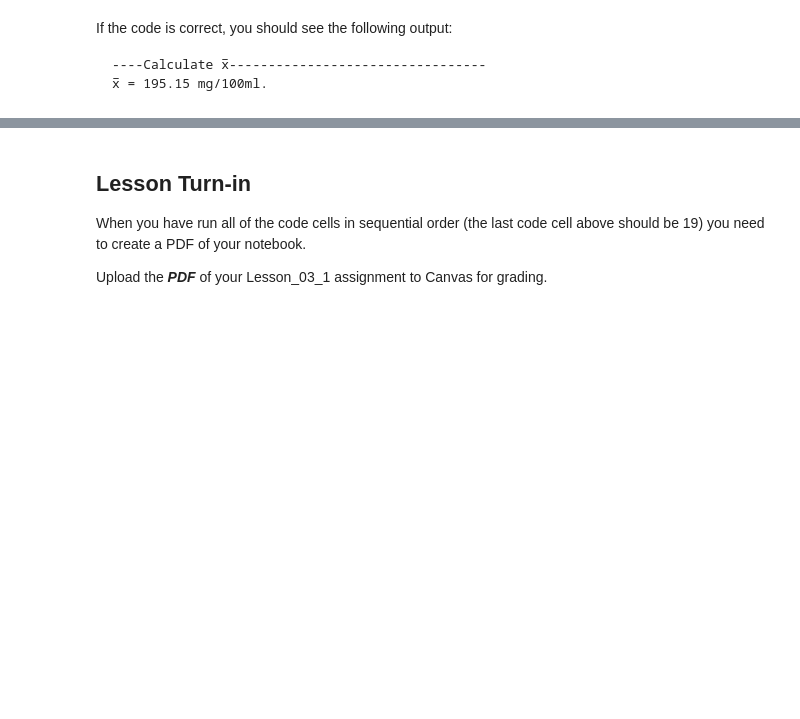
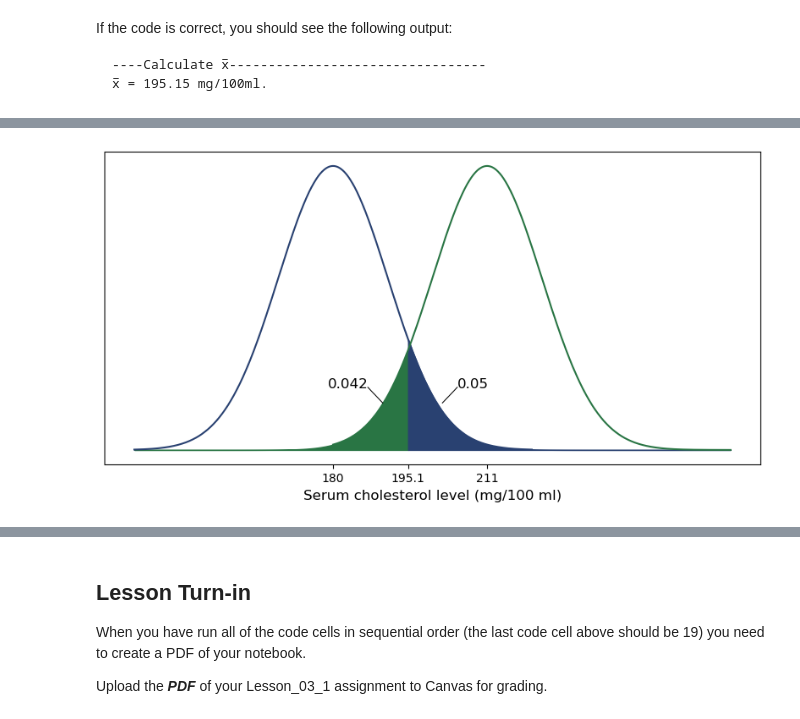
Before and after one commit to DavidSenseman/BIO5853, a Jupyter notebook: Lesson_03_2.ipynb, the cells around one changed output, grey strips where cells are left out. Cells and saved outputs as stored; diff of their text form; code cells hidden in the pictures; blank space fills up the shorter version.

```diff
--- a/Lesson_03_2.ipynb
+++ b/Lesson_03_2.ipynb
@@ -1023,0 +1269,78 @@ print(f"   {n}            X\u0305 \u00B1{(CI):.3f}σ               {(length/sigm
+# %%
+# Example 6: Dual Plot Distribution of Means of Samples
+
+import matplotlib.pyplot as plt
+import numpy as np
+from scipy.stats import norm      # normal distribution
+
+# Define parameters for the normal distribution
+mu_1 = 180        # mean
+mu_2 = 211
+sd = 11          # standard deviation
+
+# Define limits of the area to be colored
+low_val_1 = 195.1
+high_val_1 = 260
+
+low_val_2 = 140
+high_val_2 = 195.1
+
+# Define chart color
+color_1 = '#294171'  # dark blue
+color_2 = '#297544'  # dark green
+
+# Generate x-values between 140 and 220 with .01 steps.
+x_dat_1 = np.arange(140, 220, 0.01)
+x_dat_2 = np.arange(180, 260, 0.01)
+
+# Compute y-value for each x-value
+y_dat_1 = norm.pdf(x_dat_1, mu_1, sd)
+y_dat_2 = norm.pdf(x_dat_2, mu_2, sd)
+
+# Create plot environment
+fig, ax = plt.subplots()
+fig.set_figwidth(10)  # Width is 12 inches
+
+# Plot normal distribution
+ax.plot(x_dat_1, y_dat_1, color_1)
+ax.plot(x_dat_2, y_dat_2, color_2)
+
+# Label plot
+plt.xlabel('Serum cholesterol level (mg/100 ml)', fontsize='12')   # X-axis
+plt.ylabel('', fontsize='12')   # Y-axis
+
+# Fill the left area under the curve between lower and upper limits
+shade_x = np.linspace(low_val_2, high_val_2, 100)  # set x area
+shade_y = norm.pdf(shade_x, mu_2, sd)            # set y area
+plt.fill_between(shade_x, shade_y, color=color_2, alpha=1.0)  # fill areas
+
+# Fill the right area under the curve between lower and upper limits
+shade_x = np.linspace(low_val_1, high_val_1, 100)  # set x area
+shade_y = norm.pdf(shade_x, mu_1, sd)            # set y area
+plt.fill_between(shade_x, shade_y, color=color_1, alpha=1.0)  # fill areas
+
+# Ensure y-axis is not visible
+plt.gca().yaxis.set_visible(False)
+
+# Specify x-ticks
+ax.set_xticks([180, 195.1, 211])
+ax.set_xticklabels(['180', '195.1', '211'])
+
+# Plot text
+plt.text(179, 0.008, '0.042', fontsize=12)   # text left
+plt.text(205, 0.008, '0.05', fontsize=12)    # text right
+
+# Plot line left
+x_line=[187, 190]
+y_line=[0.008, 0.006]
+plt.plot(x_line, y_line, color='k', linestyle='solid', linewidth=0.75)
+
+# Plot line Right
+x_line=[205, 202]
+y_line=[0.008, 0.006]
+plt.plot(x_line, y_line, color='k', linestyle='solid', linewidth=0.75)
+
+# Show plot
+plt.show()
+# %% [output]
+[figure, added]
```
Also changed, not shown: parts of 60 cells of this notebook.
